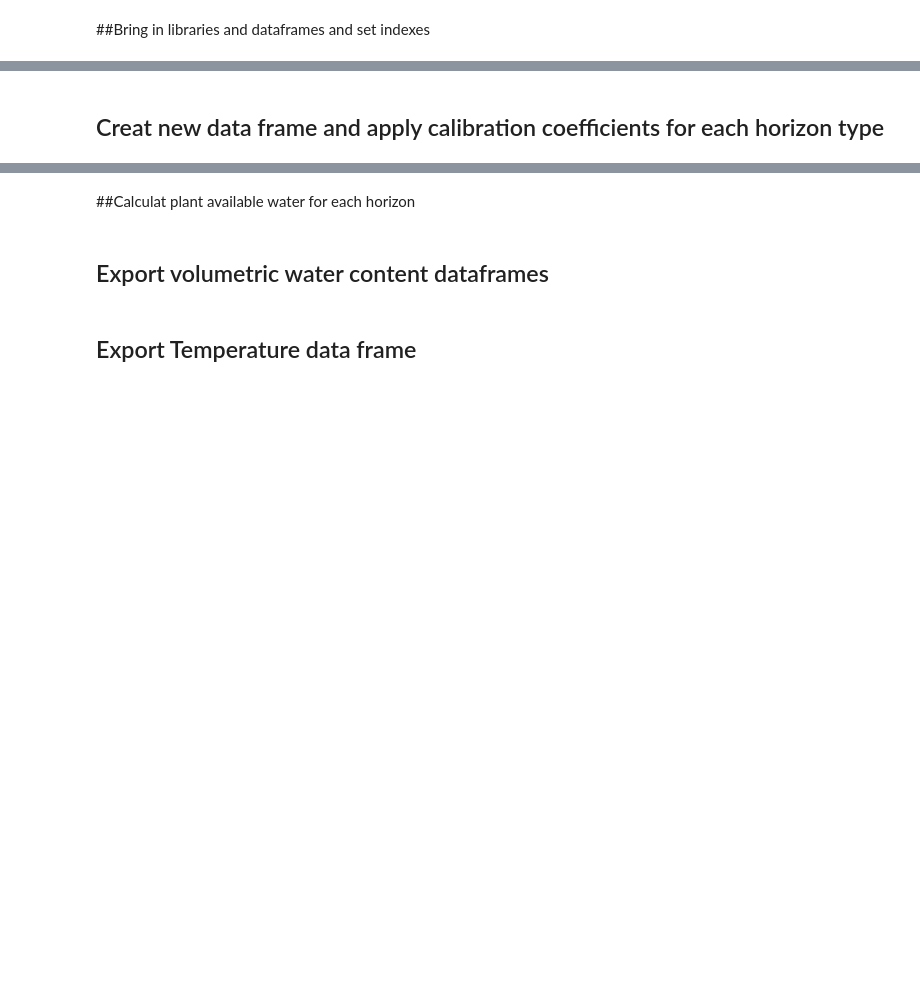
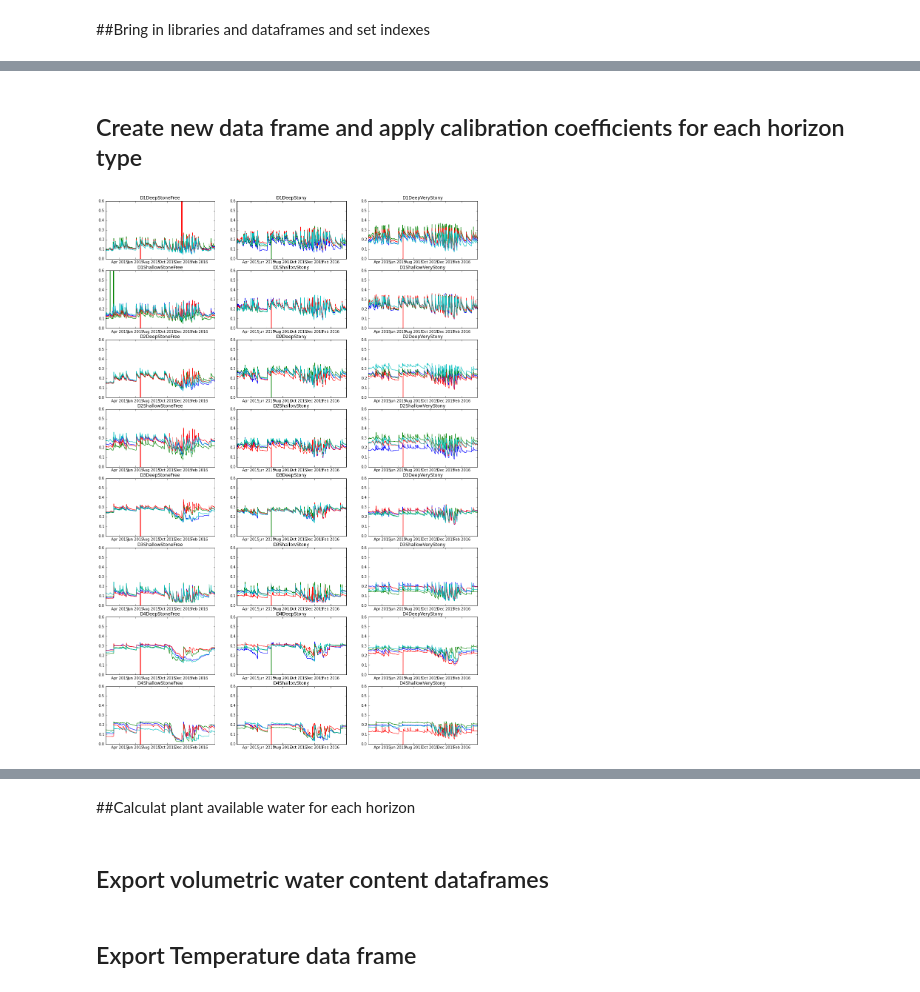
Before and after one commit to HamishBrownPFR/StonySoilLysimeters, a Jupyter notebook: SetUpLysimeterDataFrames.ipynb, the cells around one changed output, grey strips where cells are left out. Saved outputs shown, nothing was run; the diff lists cells and outputs as text; code cells hidden in the pictures; blank space fills up the shorter version.

```diff
--- a/SetUpLysimeterDataFrames.ipynb
+++ b/SetUpLysimeterDataFrames.ipynb
@@ -14,14 +16,14 @@ AllData=pd.read_csv('K:\Rainshelter\StonySoilLysimeters\DownloadedData\StonyLysi
                          na_values = 'NAN')
 
 #Read in calibration coefficients calculated in C:\GitHubRepos\StonySoilLysimeters\Calibration\CS650Calibration.ipynb
-SensorCoefficients = pd.read_pickle('C:\GitHubRepos\StonySoilLysimeters\Calibration\CS650Calibration.pkl')
+SensorCoefficients = pd.read_pickle('D:\GitHubRepos\StonySoilLysimeters\Calibration\CS650Calibration.pkl')
 
 #Bring in all index data
-AllDataIndex=pd.read_csv('C:\GitHubRepos\StonySoilLysimeters\IndexFiles\StonyLysimetersWater&TempIndex.csv',
+AllDataIndex=pd.read_csv('D:\GitHubRepos\StonySoilLysimeters\IndexFiles\StonyLysimetersWater&TempIndex.csv',
                          index_col = 0)
 
 #Bring in index for horizion types
-HorizonIndex=pd.read_csv('C:\GitHubRepos\StonySoilLysimeters\IndexFiles\HorizonIndex.csv', #specify file path for data to read in
+HorizonIndex=pd.read_csv('D:\GitHubRepos\StonySoilLysimeters\IndexFiles\HorizonIndex.csv', #specify file path for data to read in
                          index_col = 0, #Use the first column, which is Date, as an index
                          na_values = 'NAN')
 
@@ -92,5 +55,5 @@ DatetimeIndex(['2015-02-07 11:15:00', '2015-02-07 11:30:00',
 # %% [markdown]
-## Creat new data frame and apply calibration coefficients for each horizon type
+## Create new data frame and apply calibration coefficients for each horizon type
 # %%
 VWC_uncalibrated = Data.VolumetricWaterContent
 VWC_uncalibrated.columns = VWC_uncalibrated.columns.swaplevel('Depth','Sensor') #Make sensor the top level so index selection works properly
@@ -102,3 +65,26 @@ for X in range (1,97):
     Slope = SensorCoefficients.ix[Horizon,'Slope']
     Intercept = SensorCoefficients.ix[Horizon,'Intercept']
     VWC_calibrated[SensorRef] = VWC_uncalibrated.ix[:,SensorRef] * Slope + Intercept
+# %%
+Depths = ['D1','D2','D3','D4']
+Gravels = ['Deep','Shallow']
+Stones = ['StoneFree','Stony','VeryStony']
+
+Graph = plt.figure(figsize=(18,80))
+
+Pos = 1
+for Depth in Depths:
+    for Grav in Gravels:
+        for Ston in Stones:
+            fig = Graph.add_subplot(24,3,Pos)
+            DepthMask = VWC_calibrated.columns.isin([Depth], level='Depth')
+            GravelMask = VWC_calibrated.columns.isin([Grav], level='Gravels')
+            StoneMask = VWC_calibrated.columns.isin([Ston], level='Stones')
+            mask = [all(tup) for tup in zip(DepthMask,GravelMask,StoneMask)]
+            plt.plot(VWC_uncalibrated.ix[:,mask].index,
+                     VWC_uncalibrated.ix[:,mask],)
+            Pos +=1
+            plt.ylim(0,0.6)
+            plt.title(Depth+Grav+Ston)
+# %% [output]
+[figure, added]
```
Also changed, not shown: parts of 20 cells of this notebook, 7 other files.
